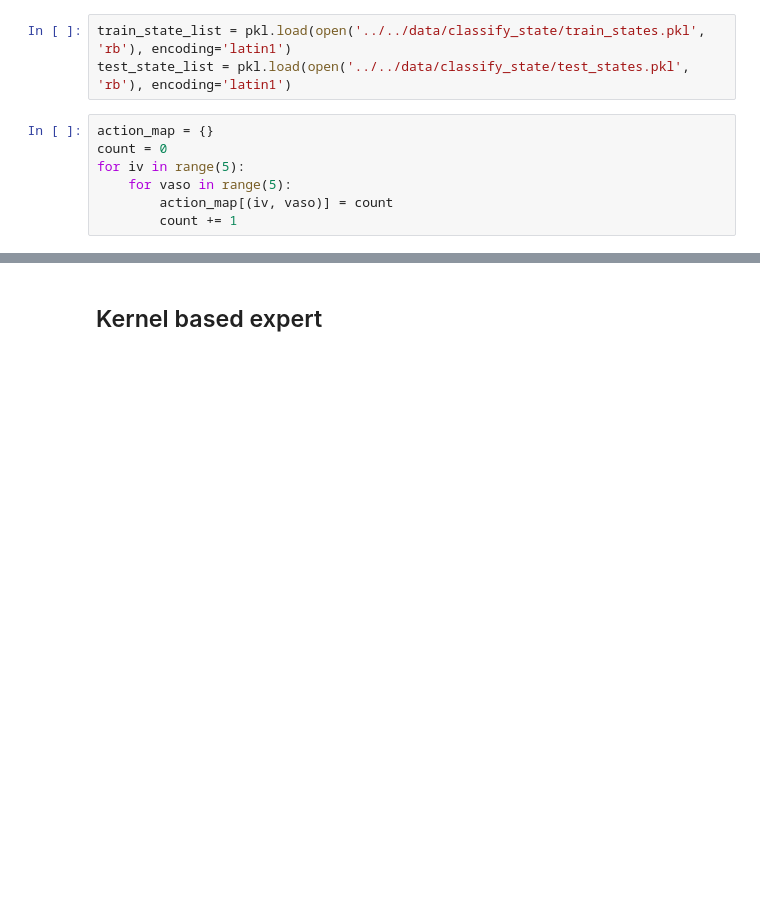
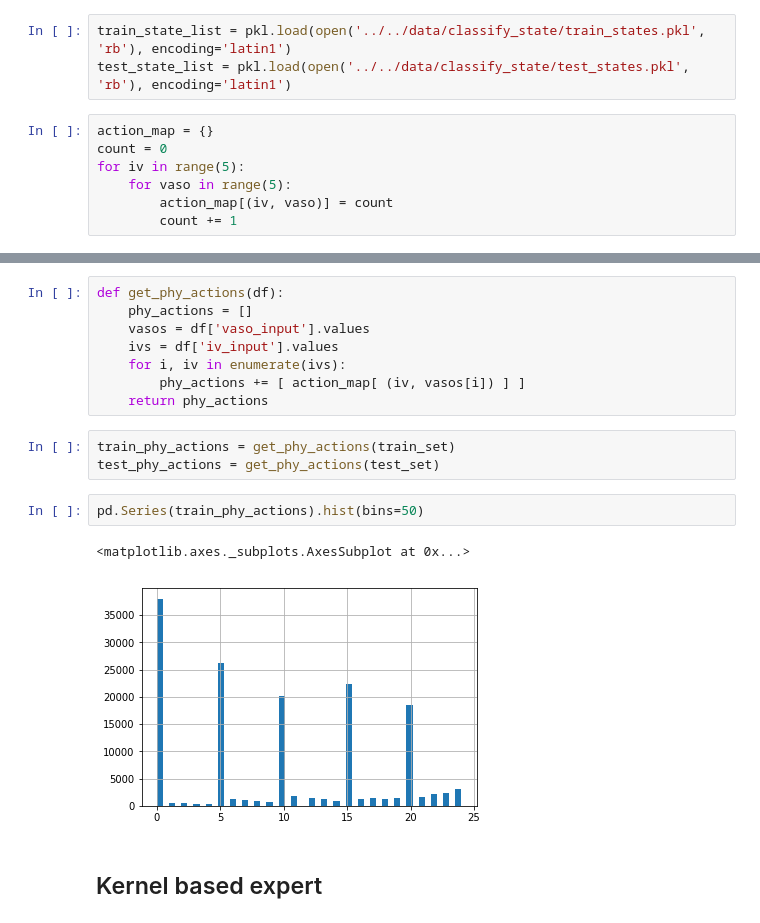
Before and after one commit to wihl/cs282-f17-xuefeng-yi-david, a Jupyter notebook: code/MOE/MOE.ipynb, the cells around one changed output, grey strips where cells are left out. Drawn from its saved outputs; the diff is of its cells as text; blank space fills up the shorter version.

```diff
--- a/code/MOE/MOE.ipynb
+++ b/code/MOE/MOE.ipynb
@@ -34,3 +68,19 @@ for iv in range(5):
+# %%
+def get_phy_actions(df):
+    phy_actions = []
+    vasos = df['vaso_input'].values
+    ivs = df['iv_input'].values
+    for i, iv in enumerate(ivs):
+        phy_actions += [ action_map[ (iv, vasos[i]) ] ]
+    return phy_actions
+# %%
+train_phy_actions = get_phy_actions(train_set)
+test_phy_actions = get_phy_actions(test_set)
+# %%
+pd.Series(train_phy_actions).hist(bins=50)
+# %% [output]
+<matplotlib.axes._subplots.AxesSubplot at 0x...>
+[figure, added]
 # %% [markdown]
 ## Kernel based expert
 # %%
```
Also changed, not shown: parts of 48 cells of this notebook.
